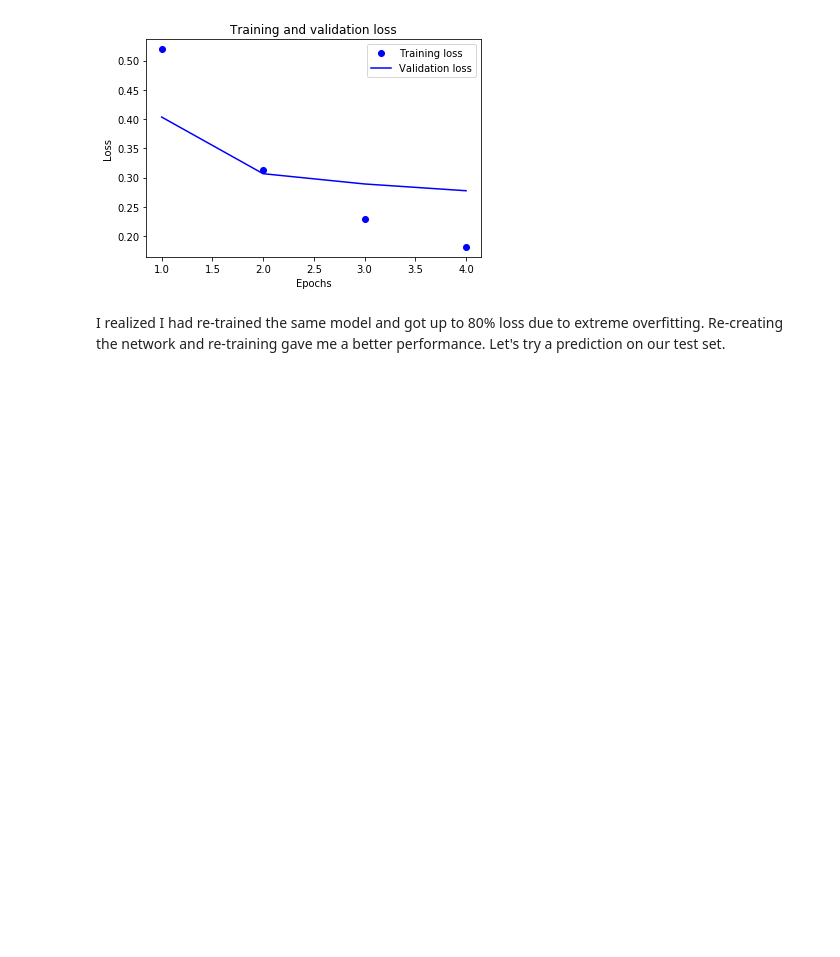
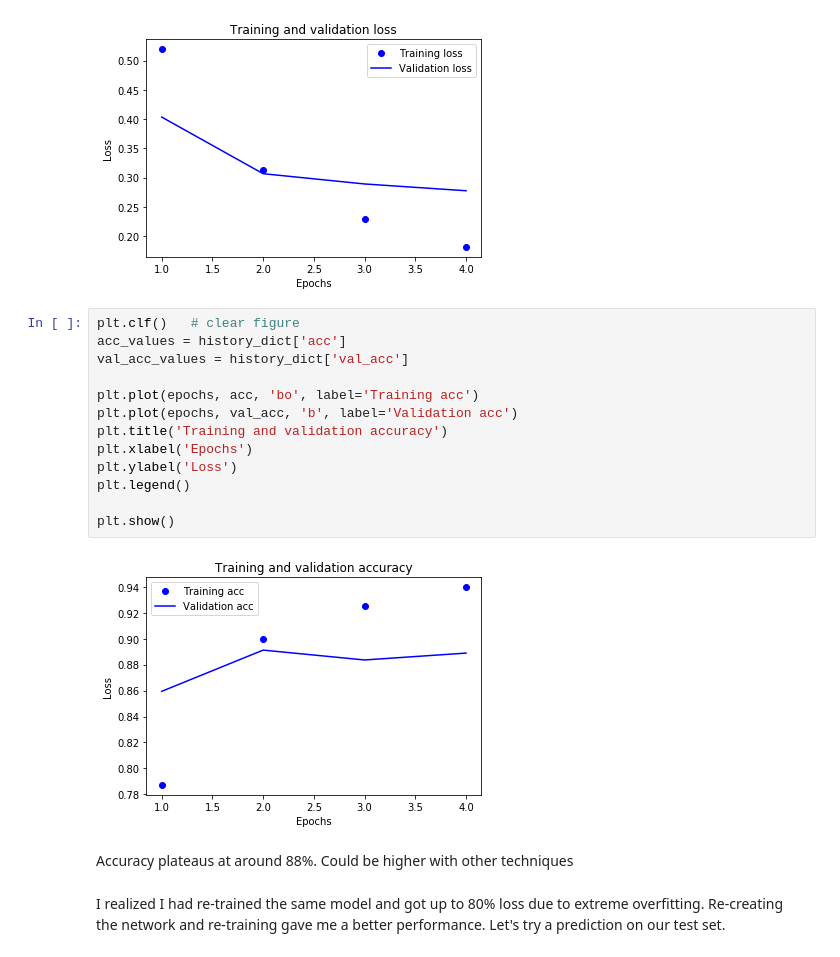
Before and after one commit to churtado/keras, a Jupyter notebook: IMDB.ipynb, the cells around one changed output. Saved outputs shown, nothing was run; the diff lists cells and outputs as text; blank space fills up the shorter version.

```diff
--- a/IMDB.ipynb
+++ b/IMDB.ipynb
@@ -194,6 +194,23 @@ plt.legend()
 plt.show()
 # %% [output]
 [figure]
+# %%
+plt.clf()   # clear figure
+acc_values = history_dict['acc']
+val_acc_values = history_dict['val_acc']
+
+plt.plot(epochs, acc, 'bo', label='Training acc')
+plt.plot(epochs, val_acc, 'b', label='Validation acc')
+plt.title('Training and validation accuracy')
+plt.xlabel('Epochs')
+plt.ylabel('Loss')
+plt.legend()
+
+plt.show()
+# %% [output]
+[figure, added]
+# %% [markdown]
+Accuracy plateaus at around 88%. Could be higher with other techniques
 # %% [markdown]
 I realized I had re-trained the same model and got up to 80% loss due to extreme overfitting. Re-creating the network and re-training gave me a better performance. Let's try a prediction on our test set.
 # %%
```
